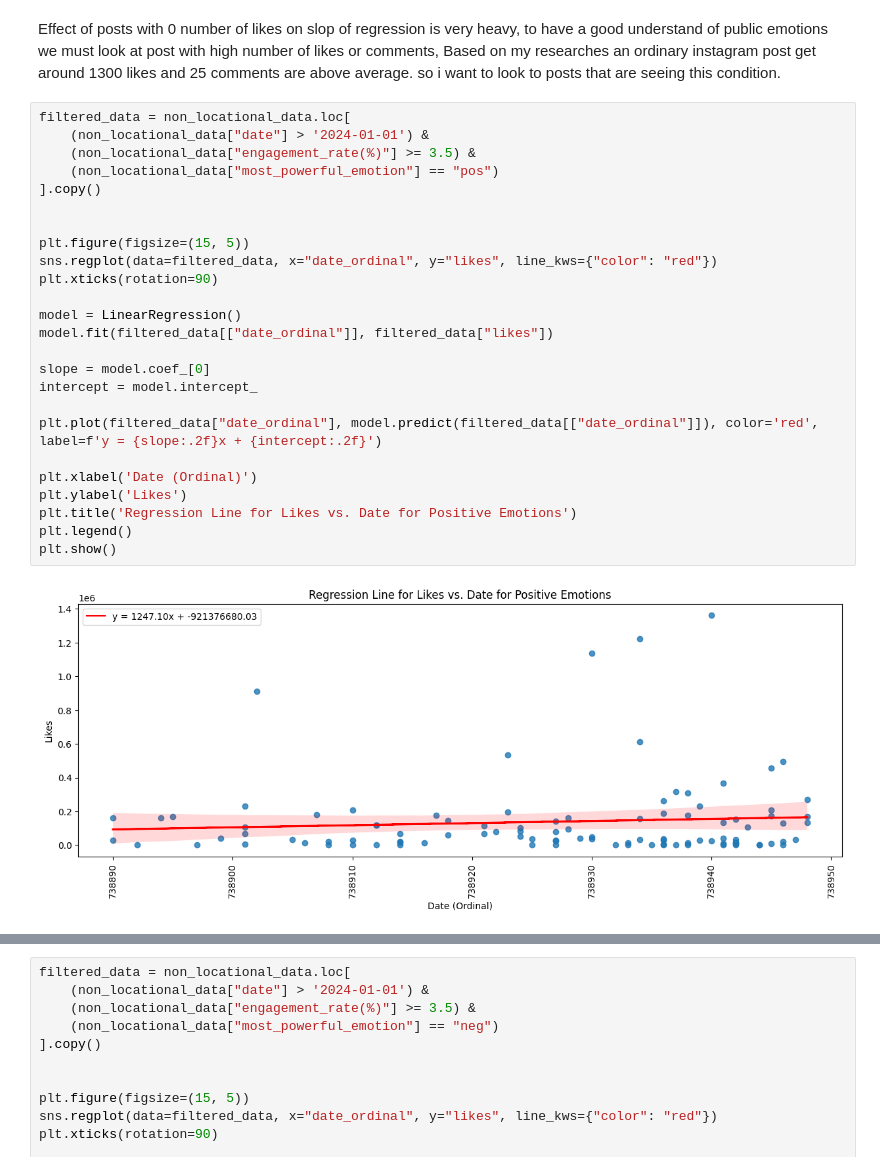
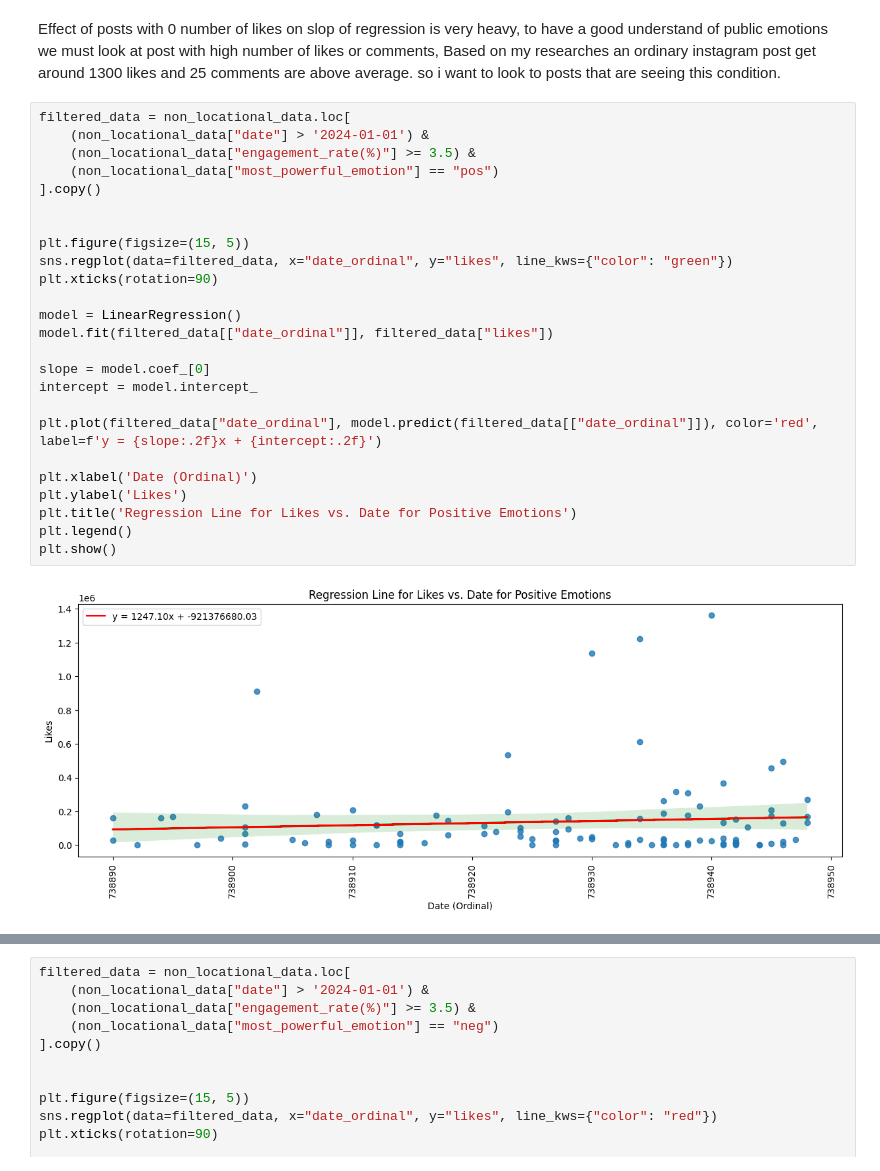
Before and after one commit to saeedshirani/Inastagram-data-analysis, a Jupyter notebook: 4.EDA/EDA.ipynb, the cells around one changed output, grey strips where cells are left out. Drawn from its saved outputs; the diff is of its cells as text.

```diff
--- a/4.EDA/EDA.ipynb
+++ b/4.EDA/EDA.ipynb
@@ -259,30 +259,30 @@ Effect of posts with 0 number of likes on slop of regression is very heavy, to h
 # %%
 filtered_data = non_locational_data.loc[
     (non_locational_data["date"] > '2024-01-01') &
     (non_locational_data["engagement_rate(%)"] >= 3.5) &
     (non_locational_data["most_powerful_emotion"] == "pos")
 ].copy()
 
 
 plt.figure(figsize=(15, 5))
-sns.regplot(data=filtered_data, x="date_ordinal", y="likes", line_kws={"color": "red"})
+sns.regplot(data=filtered_data, x="date_ordinal", y="likes", line_kws={"color": "green"})
 plt.xticks(rotation=90)
 
 model = LinearRegression()
 model.fit(filtered_data[["date_ordinal"]], filtered_data["likes"])
 
 slope = model.coef_[0]
 intercept = model.intercept_
 
 plt.plot(filtered_data["date_ordinal"], model.predict(filtered_data[["date_ordinal"]]), color='red', label=f'y = {slope:.2f}x + {intercept:.2f}')
 
 plt.xlabel('Date (Ordinal)')
 plt.ylabel('Likes')
 plt.title('Regression Line for Likes vs. Date for Positive Emotions')
 plt.legend()
 plt.show()
 # %% [output]
-[figure, old version]
+[figure, new version]
 # %%
 filtered_data = non_locational_data.loc[
     (non_locational_data["date"] > '2024-01-01') &
```
Also changed, not shown: parts of 14 cells of this notebook.
